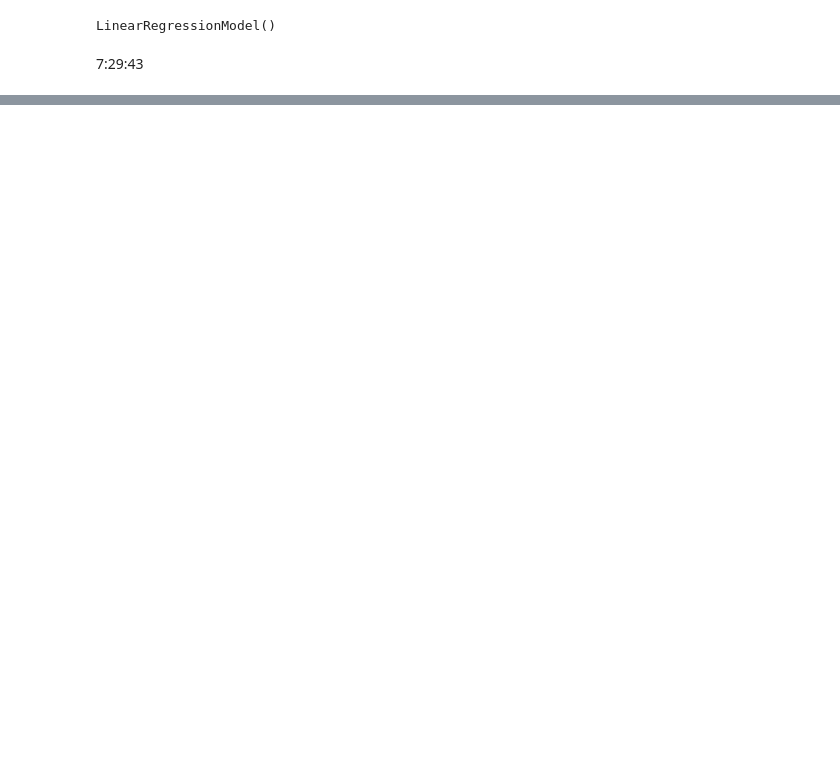
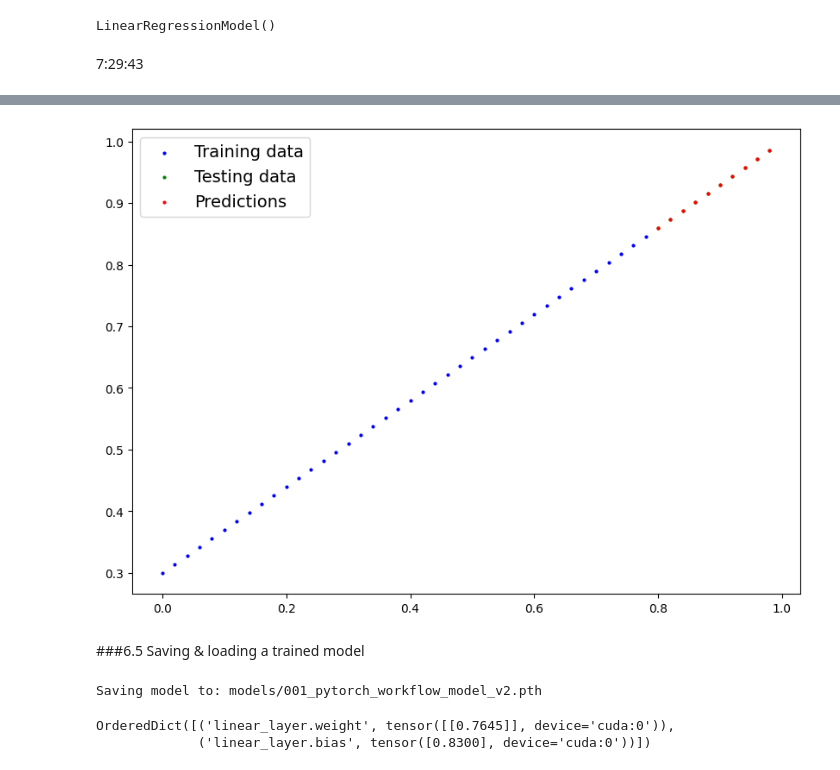
Before and after one commit to kamrulnannu/PyTorch-deep-learning, a Jupyter notebook: 001_Pytorch_workflow_video.ipynb, the cells around one changed output, grey strips where cells are left out. Saved outputs shown, nothing was run; the diff lists cells and outputs as text; code cells hidden in the pictures; blank space fills up the shorter version.

```diff
--- a/001_Pytorch_workflow_video.ipynb
+++ b/001_Pytorch_workflow_video.ipynb
@@ -612,0 +770,24 @@ LinearRegressionModel()
+# %%
+def plot_predictions(train_data=X_train,
+                      train_labels=y_train,
+                      test_data=X_test,
+                      test_labels=y_test,
+                      predictions=None):
+  """
+  Plots training data, test data and compares predictions.
+  """
+  plt.figure(figsize=(10, 7))
+
+  # Plot training data in blue
+  plt.scatter(train_data, train_labels, c="b", s=4, label="Training data") # Color c = "b" b = blue
+
+  # Plot test data in Green
+  plt.scatter(test_data, test_labels, c="g", s=4, label="Testing data")
+
+  # Are there predictions?
+  # Plot the predictions in red (predictions were made on the test data) if the exists
+  if predictions is not None:
+    plt.scatter(test_data, predictions, c="r", s=4, label="Predictions")
+
+  # Show the legend
+  plt.legend(prop={"size": 14}); # prop = property
@@ -612,0 +881,7 @@ LinearRegressionModel()
+# %%
+# Setup loss function
+loss_fn = nn.L1Loss()  # Same as MAE
+
+# Setup an optimizer (stochastic gradient descent)
+optimizer = torch.optim.SGD(params=model_1.parameters(),
+                            lr=0.01)  # lr = learning rate = possibly the most important hyperparameter we can
@@ -612,0 +959,11 @@ LinearRegressionModel()
+# %%
+# Turn model in evaluation mode
+model_1.eval()
+
+# Make predictions on test data
+with torch.inference_mode():
+  y_preds = model_1(X_test)
+
+y_preds
+# Plot predictions
+#plot_predictions(predictions=y_preds)
@@ -612,0 +981,29 @@ LinearRegressionModel()
+# %%
+# Check out our model predictions visually
+plot_predictions(predictions=y_preds.cpu())
+# %% [output]
+[figure, added]
+# %% [markdown]
+###6.5 Saving & loading a trained model
+# %%
+from pathlib import Path
+
+# 1. Create models directory
+MODEL_PATH = Path("models")
+MODEL_PATH.mkdir(parents=True, exist_ok=True)
+
+# 2. Create model save path
+MODEL_NAME = "001_pytorch_workflow_model_v2.pth"
+MODEL_SAVE_PATH = MODEL_PATH / MODEL_NAME
+
+# 3. Save the model state dict
+print(f"Saving model to: {MODEL_SAVE_PATH}")
+torch.save(obj=model_1.state_dict(), # only saving the state_dict() only saves the models learned parameters
+           f=MODEL_SAVE_PATH)
+# %% [output]
+Saving model to: models/001_pytorch_workflow_model_v2.pth
+# %%
+model_1.state_dict()
+# %% [output]
+OrderedDict([('linear_layer.weight', tensor([[0.7645]], device='cuda:0')),
+             ('linear_layer.bias', tensor([0.8300], device='cuda:0'))])
```
Also changed, not shown: parts of 35 cells of this notebook.
